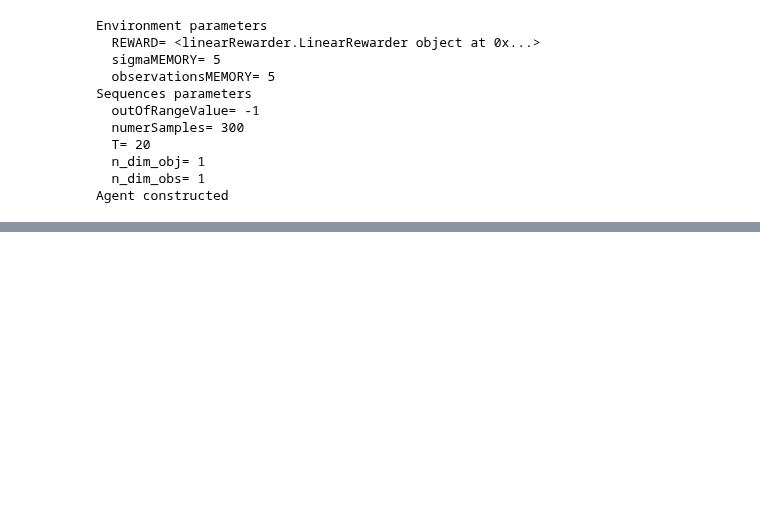
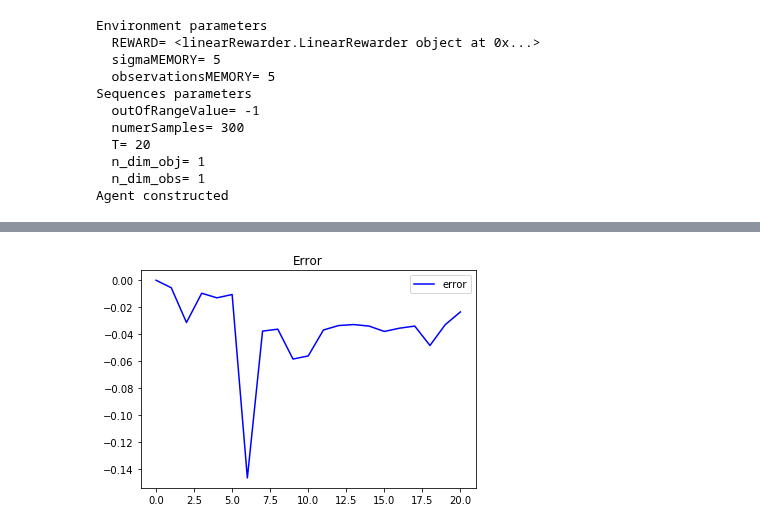
Before and after one commit to aaspeel/optiMeasRL, a Jupyter notebook: RL_RNN-Copy1.ipynb, the cells around one changed output, grey strips where cells are left out. Drawn from its saved outputs; the diff is of its cells as text; code cells hidden in the pictures; blank space fills up the shorter version.

```diff
--- a/RL_RNN-Copy1.ipynb
+++ b/RL_RNN-Copy1.ipynb
@@ -221,0 +226,7 @@ print(sigma[ind_sample,:])
+# %%
+pyplot.title('Error')
+pyplot.plot(reward._errors, color='blue', label='error')
+pyplot.legend()
+pyplot.show()
+# %% [output]
+[figure, added]
```
Also changed, not shown: parts of 7 cells of this notebook, 4 other files.
